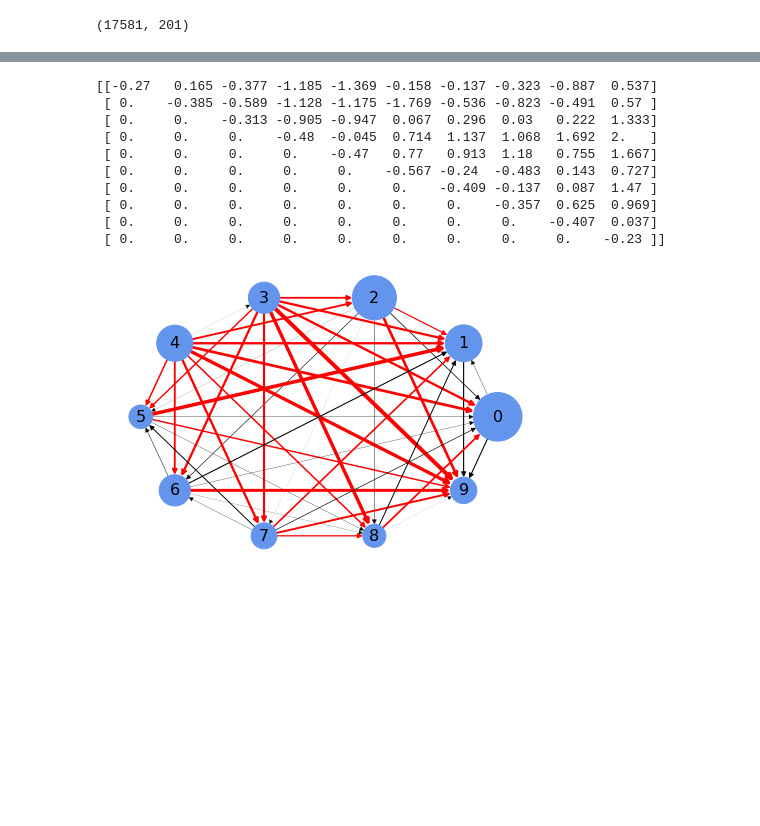
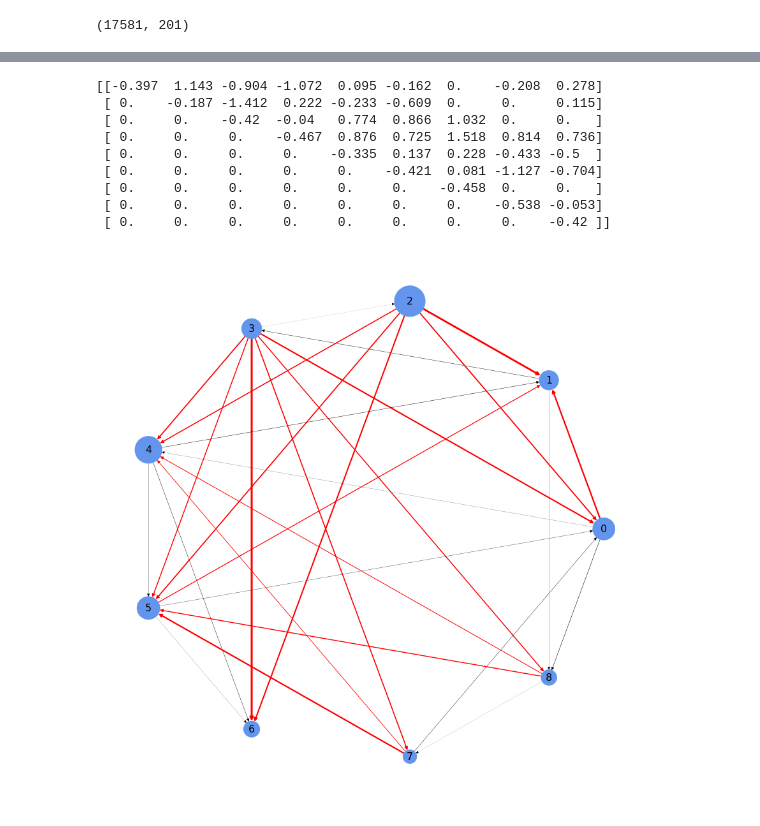
Before and after one commit to x-iaoming/2021datathon, a Jupyter notebook: clustering/meta_analysis_all.ipynb, the cells around one changed output, grey strips where cells are left out. Cells and saved outputs as stored; diff of their text form; code cells hidden in the pictures; blank space fills up the shorter version.

```diff
--- a/clustering/meta_analysis_all.ipynb
+++ b/clustering/meta_analysis_all.ipynb
@@ -3,10 +3,10 @@ import pandas as pd
 import numpy as np
 import os
 # %%
-os.chdir('D:/Penn/Career/Citadel/2021datathon')
-match = pd.read_csv('match_discrete_htwt_drop30.csv')
+#os.chdir('D:/Penn/Career/Citadel/2021datathon')
+match = pd.read_csv('../match_discrete_htwt_drop30.csv')
 match['date']  = pd.to_datetime(match['date'])
-df_clus = pd.read_csv('team_att_all_w_cluster.csv')
+df_clus = pd.read_csv('team_att_all_w_cluster_gmm9.csv')
 df_clus['date']  = pd.to_datetime(df_clus['date'])
 # %%
 match.shape
@@ -81,43 +79,54 @@ meta_mat = np.divide(goal_mat, match_mat, out = np.zeros_like(match_mat), where
 np.set_printoptions(precision = 3)
 print(meta_mat)
 # %% [output]
-[[-0.27   0.165 -0.377 -1.185 -1.369 -0.158 -0.137 -0.323 -0.887  0.537]
- [ 0.    -0.385 -0.589 -1.128 -1.175 -1.769 -0.536 -0.823 -0.491  0.57 ]
- [ 0.     0.    -0.313 -0.905 -0.947  0.067  0.296  0.03   0.222  1.333]
- [ 0.     0.     0.    -0.48  -0.045  0.714  1.137  1.068  1.692  2.   ]
- [ 0.     0.     0.     0.    -0.47   0.77   0.913  1.18   0.755  1.667]
- [ 0.     0.     0.     0.     0.    -0.567 -0.24  -0.483  0.143  0.727]
- [ 0.     0.     0.     0.     0.     0.    -0.409 -0.137  0.087  1.47 ]
- [ 0.     0.     0.     0.     0.     0.     0.    -0.357  0.625  0.969]
- [ 0.     0.     0.     0.     0.     0.     0.     0.    -0.407  0.037]
- [ 0.     0.     0.     0.     0.     0.     0.     0.     0.    -0.23 ]]
+[[-0.397  1.143 -0.904 -1.072  0.095 -0.162  0.    -0.208  0.278]
+ [ 0.    -0.187 -1.412  0.222 -0.233 -0.609  0.     0.     0.115]
+ [ 0.     0.    -0.42  -0.04   0.774  0.866  1.032  0.     0.   ]
+ [ 0.     0.     0.    -0.467  0.876  0.725  1.518  0.814  0.736]
+ [ 0.     0.     0.     0.    -0.335  0.137  0.228 -0.433 -0.5  ]
+ [ 0.     0.     0.     0.     0.    -0.421  0.081 -1.127 -0.704]
+ [ 0.     0.     0.     0.     0.     0.    -0.458  0.     0.   ]
+ [ 0.     0.     0.     0.     0.     0.     0.    -0.538 -0.053]
+ [ 0.     0.     0.     0.     0.     0.     0.     0.    -0.42 ]]
 # %%
 import networkx as nx
 import matplotlib.pyplot as plt
 
 wt_fac = 2
-nd_base = 300
+nd_base = 200
 nd_fac = 0.5
 
 G = nx.DiGraph()
 wt_thr = np.percentile(abs(meta_mat), 75)
 
+'''
+Params to Change
+'''
+threshold=0
 for i in range(0, Nc):
     for j in range(i, Nc):
         color = 'red' if abs(meta_mat[i, j]) > wt_thr else 'black'
-        if meta_mat[i, j] > 0:
+        if meta_mat[i, j] > threshold:
             G.add_edge(i, j, weight = meta_mat[i, j] * wt_fac, color = color)
+        elif meta_mat[i, j] < threshold:
+            G.add_edge(j, i, weight = -meta_mat[i, j] * wt_fac, color = color)
         else:
-            G.add_edge(j, i, weight = -meta_mat[i, j] * wt_fac, color = color)
-
+            G.add_edge(j, i, weight = 0, color = "white",alpha=0.1)
 pos = nx.circular_layout(G)
 edges = G.edges()
 weights = [G[u][v]['weight'] for u, v in edges]
 colors = [G[u][v]['color'] for u, v in edges]
 
+plt.figure(figsize=(12,12))
 nx.draw(G, pos, width = weights, with_labels = True, \
     node_size = np.array([sum(match_mat[i]) for i in range(Nc)]) * nd_fac + nd_base, \
     node_color='cornflowerblue', font_size = 16, edge_color = colors)
+
+'''
+Params to Change
+'''
+name="gmm9.png"
+plt.savefig(name)
 plt.show()
 # %% [output]
-[figure, old version]
+[figure, new version]
```
Also changed, not shown: parts of 5 cells of this notebook, 12 other files.
